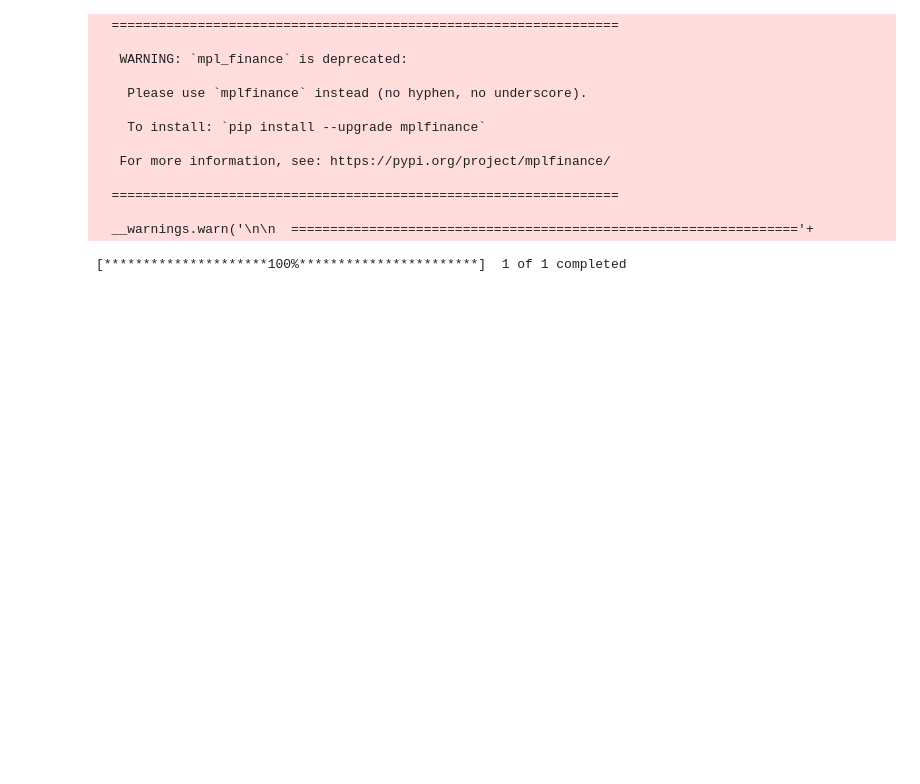
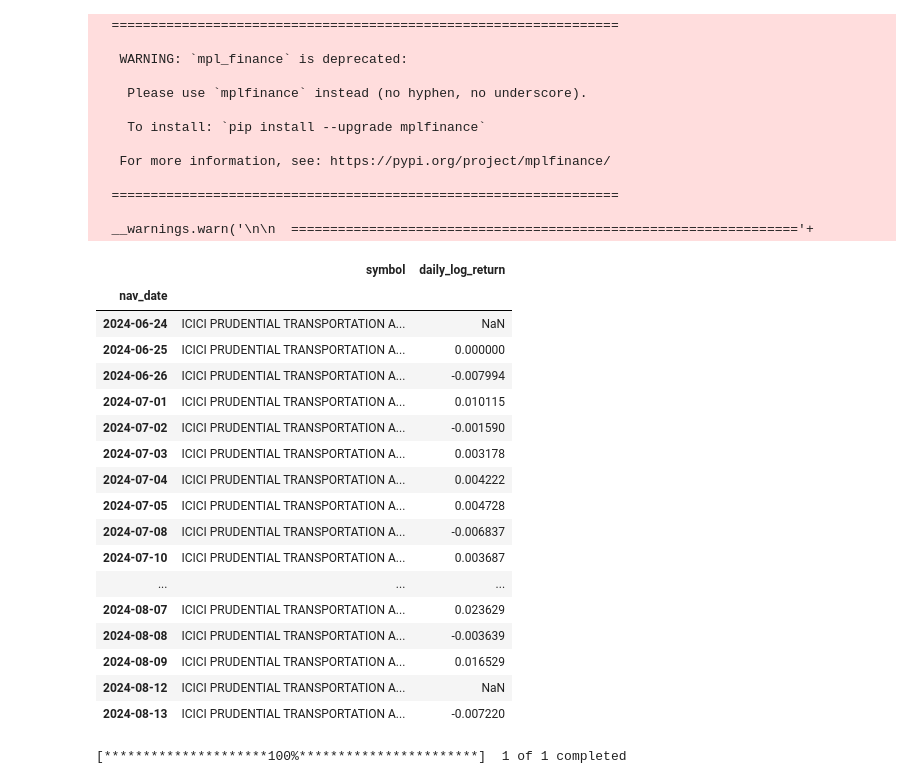
Before and after one commit to santoshbag/mrigAnalytics, a Jupyter notebook: MF.ipynb, the cells around one changed output. Saved outputs shown, nothing was run; the diff lists cells and outputs as text; code cells hidden in the pictures; blank space fills up the shorter version.

```diff
--- a/MF.ipynb
+++ b/MF.ipynb
@@ -32,6 +34,38 @@ req = requests.Session()
   =================================================================
 
   __warnings.warn('\n\n  ================================================================='+
+# %%
+mf = 'ICICI PRUDENTIAL TRANSPORTATION AND LOGISTICS FUND - Direct Plan - Growth'
+
+
+mf = stk.MutualFunds(mf)
+mf.get_price_vol()
+mf.get_returns()
+# pr = mf.pricevol_data
+ret = mf.daily_logreturns
+ret
+# pr.reset_index(inplace=True)
+# list(pr['nav'])
+# mg.plotly_line_graph(list(pr['nav_date']),[list(pr['nav'])],fig_title='NAV',y_names=['NAVS'])
+# %% [output]
+|  | symbol | daily_log_return |
+| nav_date |  |  |
+| 2024-06-24 | ICICI PRUDENTIAL TRANSPORTATION A... | NaN |
+| 2024-06-25 | ICICI PRUDENTIAL TRANSPORTATION A... | 0.000000 |
+| 2024-06-26 | ICICI PRUDENTIAL TRANSPORTATION A... | -0.007994 |
+| 2024-07-01 | ICICI PRUDENTIAL TRANSPORTATION A... | 0.010115 |
+| 2024-07-02 | ICICI PRUDENTIAL TRANSPORTATION A... | -0.001590 |
+| 2024-07-03 | ICICI PRUDENTIAL TRANSPORTATION A... | 0.003178 |
+| 2024-07-04 | ICICI PRUDENTIAL TRANSPORTATION A... | 0.004222 |
+| 2024-07-05 | ICICI PRUDENTIAL TRANSPORTATION A... | 0.004728 |
+| 2024-07-08 | ICICI PRUDENTIAL TRANSPORTATION A... | -0.006837 |
+| 2024-07-10 | ICICI PRUDENTIAL TRANSPORTATION A... | 0.003687 |
+| ... | ... | ... |
+| 2024-08-07 | ICICI PRUDENTIAL TRANSPORTATION A... | 0.023629 |
+| 2024-08-08 | ICICI PRUDENTIAL TRANSPORTATION A... | -0.003639 |
+| 2024-08-09 | ICICI PRUDENTIAL TRANSPORTATION A... | 0.016529 |
+| 2024-08-12 | ICICI PRUDENTIAL TRANSPORTATION A... | NaN |
+| 2024-08-13 | ICICI PRUDENTIAL TRANSPORTATION A... | -0.007220 |
 # %%
 axis_smallcap = '0P00011MAX.BO'
 axis_focus25 = '0P0000XVTR.BO'
```
Also changed, not shown: parts of 2 cells of this notebook, 22 other files.
